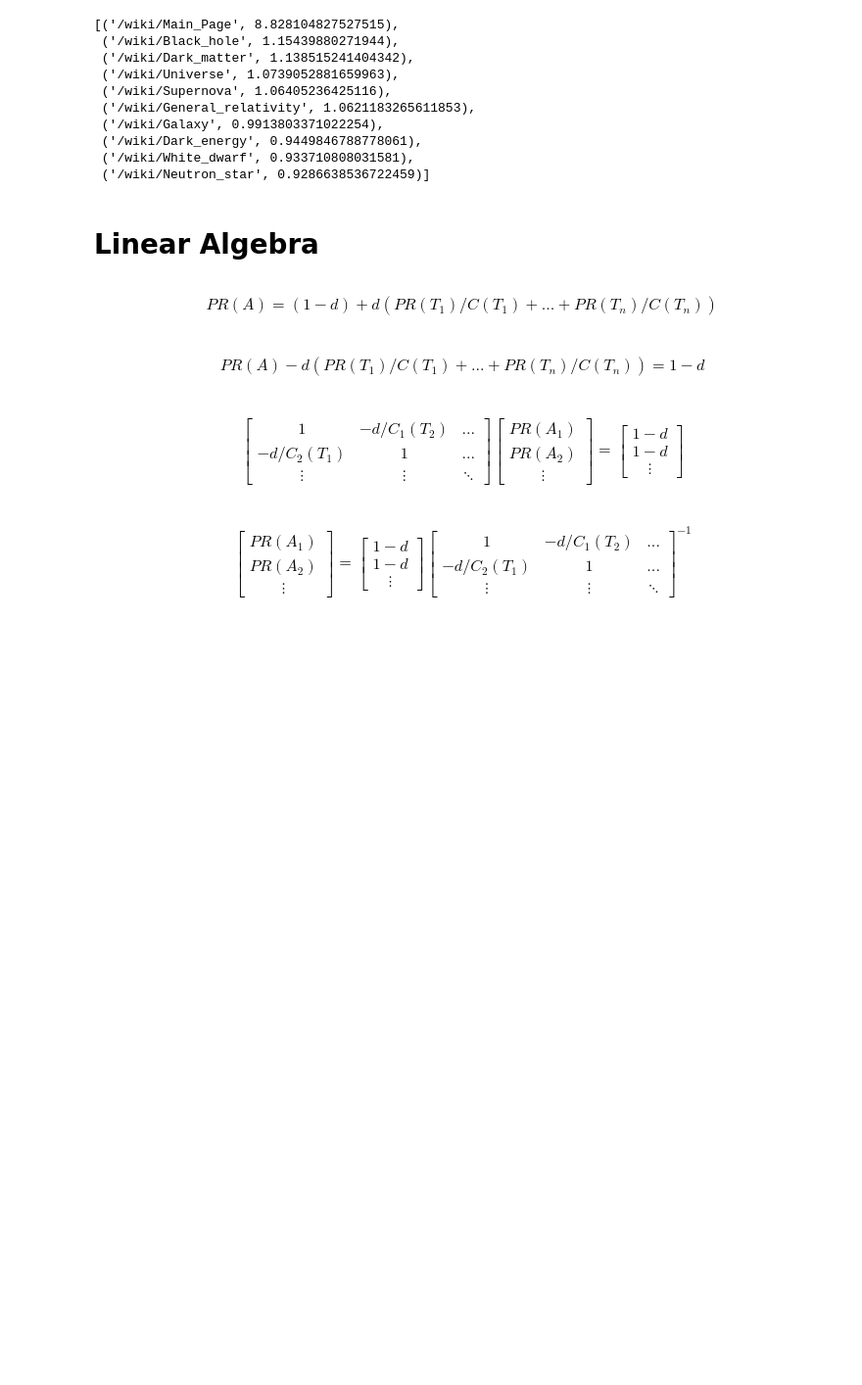
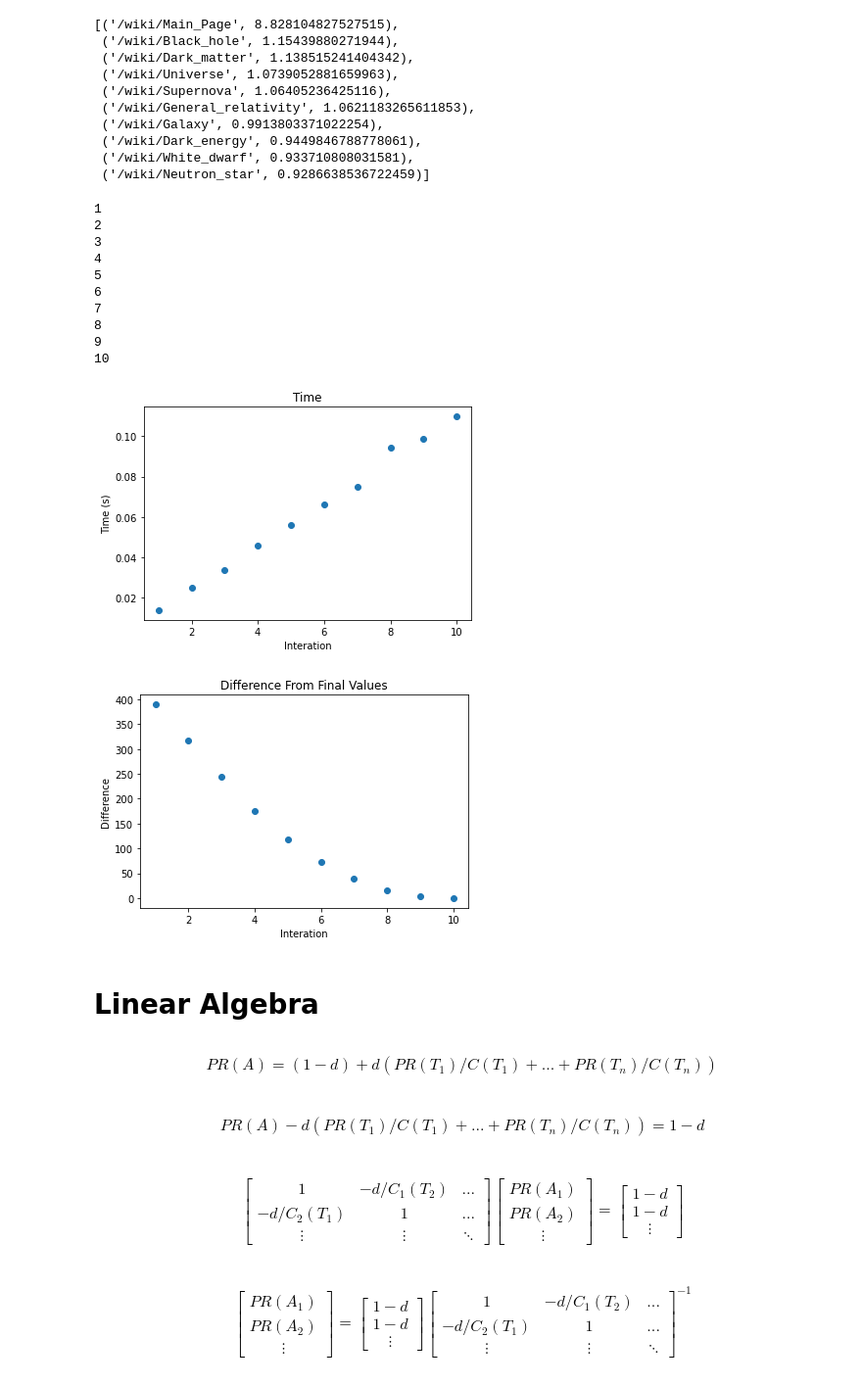
Before and after one commit to bentrey/APMA-E-115, a Jupyter notebook: group project 2/Google Ranking Algorithm.ipynb, the cells around one changed output. Shown: that part at 98% size. Saved outputs shown, nothing was run; the diff lists cells and outputs as text; code cells hidden in the pictures; blank space fills up the shorter version.

```diff
--- a/group project 2/Google Ranking Algorithm.ipynb
+++ b/group project 2/Google Ranking Algorithm.ipynb
@@ -109,0 +92,3 @@ list(page_rank)[:10]
+# %%
+page_rank, time = relaxation(1, url_targets)
+print('time to run', time)
@@ -120,6 +107,45 @@ list(page_rank)[:10]
  ('/wiki/Dark_energy', 0.9449846788778061),
  ('/wiki/White_dwarf', 0.933710808031581),
  ('/wiki/Neutron_star', 0.9286638536722459)]
+# %%
+trials = 11
+x = list(range(1,trials))
+times = []
+page_ranks = []
+diffs = []
+for n in range(1,trials):
+    print(n)
+    page_rank, this_time = relaxation(n, url_targets)
+    times.append(this_time)
+    page_ranks.append(page_rank)
+for page_rank in page_ranks:
+    diff = 0
+    for key in page_rank:
+        diff += (page_rank[key]-page_ranks[-1][key])**2
+    diffs.append(diff)
+plt.scatter(x,times)
+plt.title('Time')
+plt.xlabel('Interation')
+plt.ylabel('Time (s)')
+plt.show()
+plt.scatter(x,diffs)
+plt.title('Difference From Final Values')
+plt.xlabel('Interation')
+plt.ylabel('Difference')
+plt.show()
+# %% [output]
+1
+2
+3
+4
+5
+6
+7
+8
+9
+10
+[figure, added]
+[figure, added]
 # %% [markdown]
 <h1>Linear Algebra</h1>
 # %% [markdown]
```
Also changed, not shown: parts of 12 cells of this notebook.
